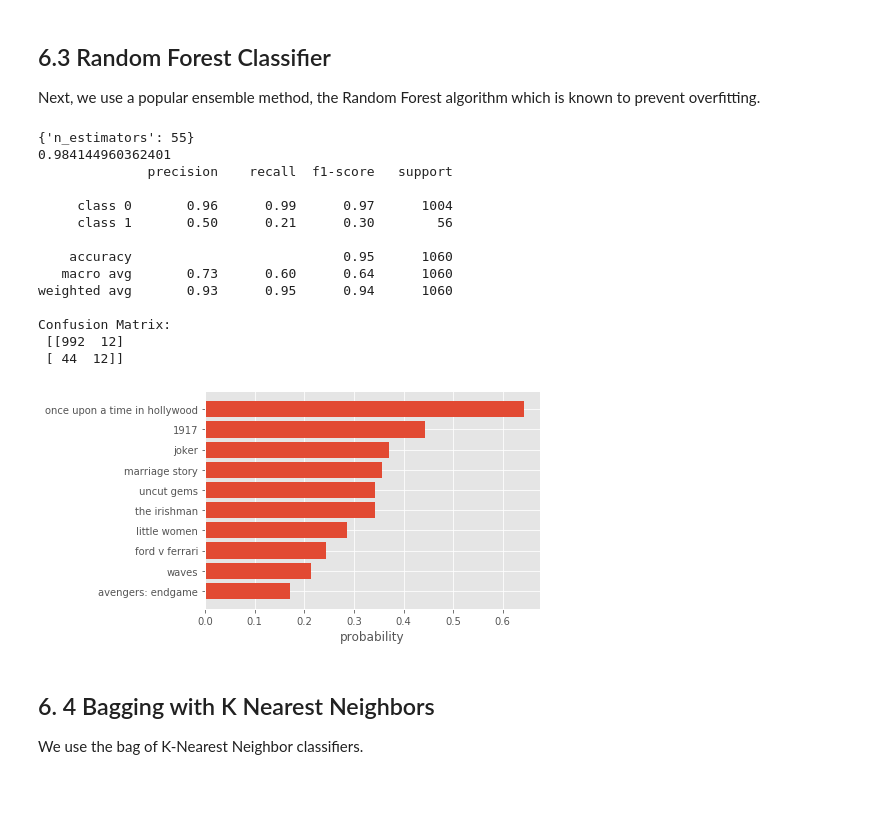
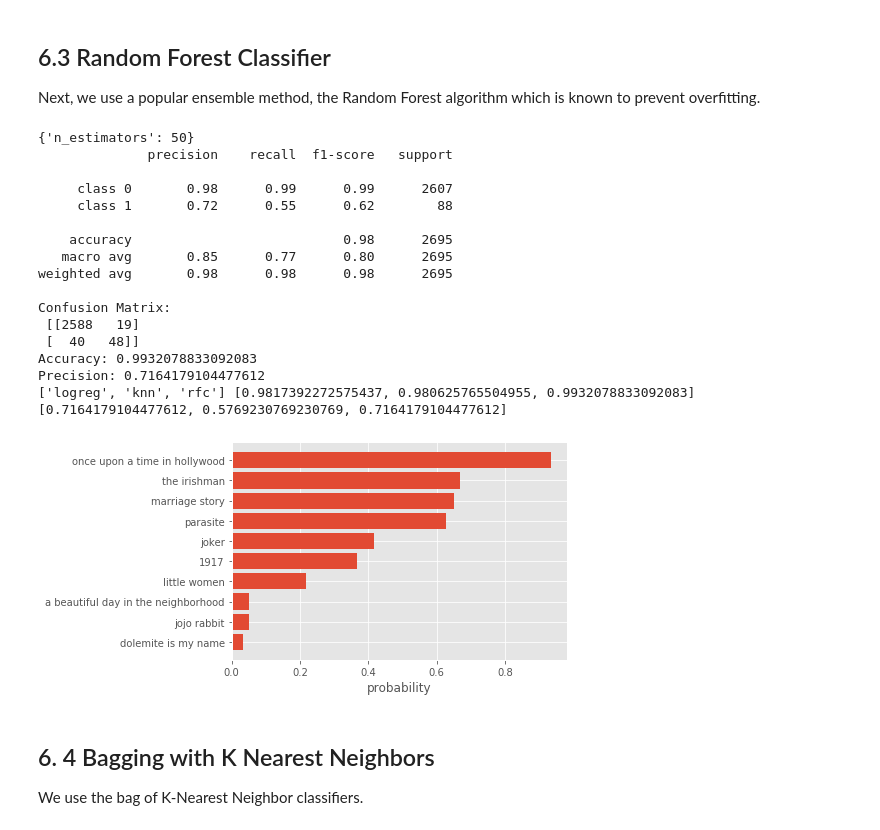
Before and after one commit to ronsg83/Capstone-1, a Jupyter notebook: Report.ipynb, the cells around one changed output. Drawn from its saved outputs; the diff is of its cells as text; code cells hidden in the pictures; blank space fills up the shorter version.

```diff
--- a/Report.ipynb
+++ b/Report.ipynb
@@ -815,9 +912,18 @@ target_names = ['class 0', 'class 1']
 clear_output()
 x = x.iloc[::-1,:]
 print(log_cv.best_params_)
-print(log_cv.score(X, y))
+
 plt.barh(x['title'], x['predicted_probability_log'])
 plt.xlabel('probability')
 print(classification_report(y_test, y_pred, target_names=target_names))
 print("Confusion Matrix:\n", confusion_matrix(y_test, y_pred))
+
+acc_score = log_cv.score(X, y)
+prec_score = precision_score(y_test, y_pred, labels= 'class 1')
+print("Accuracy:", acc_score)
+print("Precision:",prec_score)
+name.append('logreg')
+precision.append(prec_score)
+accuracy.append(acc_score)
+print(name, accuracy, precision)
 # %% [output]
@@ -867,4 +975,14 @@ plt.barh(x['title'], x['predicted_probability_knn'])
 plt.xlabel('probability')
 print(classification_report(y_test, y_pred, target_names=target_names))
 print("Confusion Matrix:\n", confusion_matrix(y_test, y_pred))
+
+
+acc_score = knn_cv.score(X, y)
+prec_score = precision_score(y_test, y_pred, labels= 'class 1')
+print("Accuracy:", acc_score)
+print("Precision:",prec_score)
+name.append('knn')
+precision.append(prec_score)
+accuracy.append(acc_score)
+print(name, accuracy, precision)
 # %% [output]
@@ -890,42 +1011,53 @@ Next, we use a popular ensemble method, the Random Forest algorithm which is kno
 # %%
 rfc=RandomForestClassifier() # n_estimators=100)
 param_grid = {'n_estimators': np.arange(50,100,5)}
 rfc_cv = GridSearchCV(rfc, param_grid, cv=5)
 
 rfc_cv.fit(X,y)
 y_pred = rfc_cv.predict(X_2019)
 y_prob = rfc_cv.predict_proba(X_2019)
 DFX_2019.loc[:,'predicted_probability_rfc'] = y_prob[:,1]
 x = DFX_2019.sort_values(by='predicted_probability_rfc', ascending=False).head(10)
 
 ### Performance evaluation
 rfc_cv.fit(X_train, y_train)
 y_pred = rfc_cv.predict(X_test)
 target_names = ['class 0', 'class 1']
 clear_output()
 x = x.iloc[::-1,:]
 print(rfc_cv.best_params_)
-print(rfc_cv.score(X, y))
 plt.barh(x['title'], x['predicted_probability_rfc'])
 plt.xlabel('probability')
 print(classification_report(y_test, y_pred, target_names=target_names))
 print("Confusion Matrix:\n", confusion_matrix(y_test, y_pred))
+
+
+acc_score = rfc_cv.score(X, y)
+prec_score = precision_score(y_test, y_pred, labels= 'class 1')
+print("Accuracy:", acc_score)
+print("Precision:",prec_score)
+name.append('rfc')
+precision.append(prec_score)
+accuracy.append(acc_score)
+print(name, accuracy, precision)
 # %% [output]
-{'n_estimators': 55}
-0.984144960362401
+{'n_estimators': 50}
               precision    recall  f1-score   support
 
-     class 0       0.96      0.99      0.97      1004
-     class 1       0.50      0.21      0.30        56
+     class 0       0.98      0.99      0.99      2607
+     class 1       0.72      0.55      0.62        88
 
-    accuracy                           0.95      1060
-   macro avg       0.73      0.60      0.64      1060
-weighted avg       0.93      0.95      0.94      1060
+    accuracy                           0.98      2695
+   macro avg       0.85      0.77      0.80      2695
+weighted avg       0.98      0.98      0.98      2695
 
 Confusion Matrix:
- [[992  12]
- [ 44  12]]
+ [[2588   19]
+ [  40   48]]
+Accuracy: 0.9932078833092083
+Precision: 0.7164179104477612
+['logreg', 'knn', 'rfc'] [0.9817392272575437, 0.980625765504955, 0.9932078833092083] [0.7164179104477612, 0.5769230769230769, 0.7164179104477612]
-[figure, old version]
+[figure, new version]
 # %% [markdown]
 ## 6. 4 Bagging with K Nearest Neighbors
 
```
Also changed, not shown: parts of 33 cells of this notebook.
